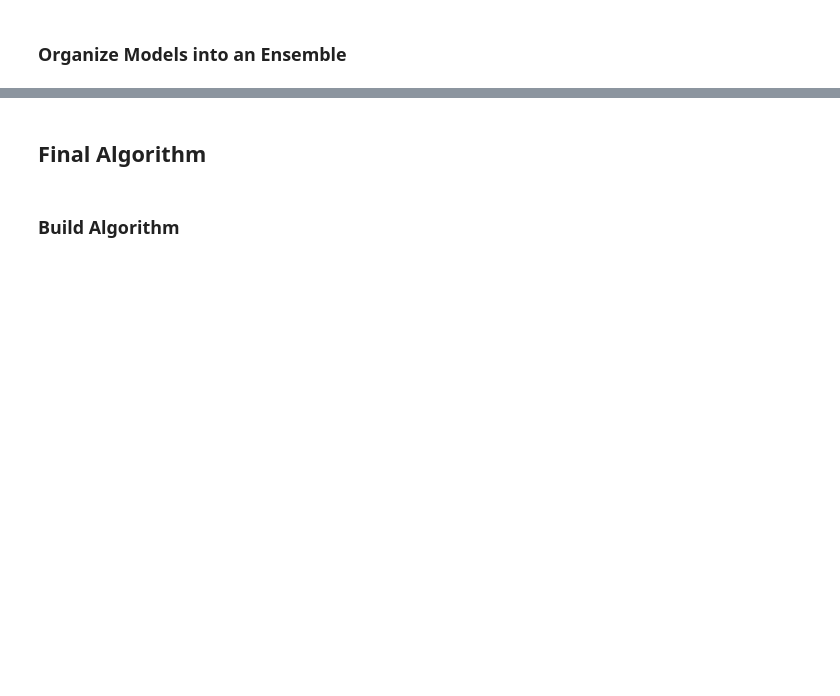
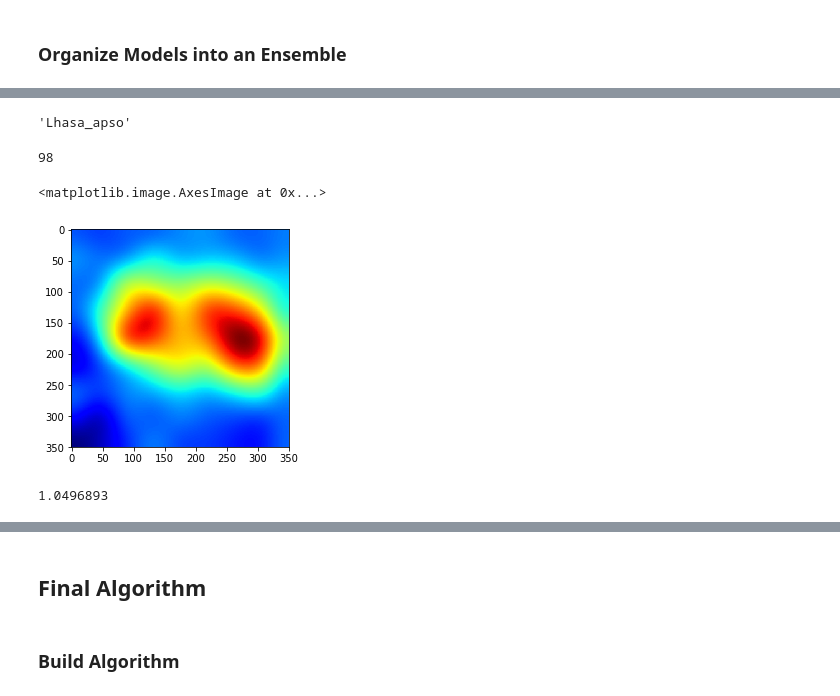
Before and after one commit to cidelab/dog-breed-classifier, a Jupyter notebook: dog_project_workbook.ipynb, the cells around one changed output, grey strips where cells are left out. Cells and saved outputs as stored; diff of their text form; code cells hidden in the pictures; blank space fills up the shorter version.

```diff
--- a/dog_project_workbook.ipynb
+++ b/dog_project_workbook.ipynb
@@ -708,0 +934,31 @@ Adjust size and orientation so eye and nose location match the human.
+# %%
+conv_features = inception.predict(path_to_tensor('wrong_image.jpg')/255)
+prediction = inception_model.predict(conv_features)
+# %%
+dog_names[np.argmax(prediction)]
+# %% [output]
+'Lhasa_apso'
+# %%
+np.argmax(prediction)
+# %% [output]
+98
+# %%
+weights = inception_model.get_weights()[4][:, 98]
+# %%
+feature_map = conv_features[0]
+# %%
+import scipy
+# make into a function
+fmaps= np.zeros((350,350), dtype=np.float32)
+for i in range(len(weights)):
+    fmap = scipy.ndimage.zoom(feature_map[:,:, i], 38.9)*weights[i]
+    fmaps += fmap
+# %%
+plt.imshow(fmaps, cmap='jet', alpha=1)
+# %% [output]
+<matplotlib.image.AxesImage at 0x...>
+[figure, added]
+# %%
+fmaps.mean()
+# %% [output]
+1.0496893
```
Also changed, not shown: parts of 174 cells of this notebook.
